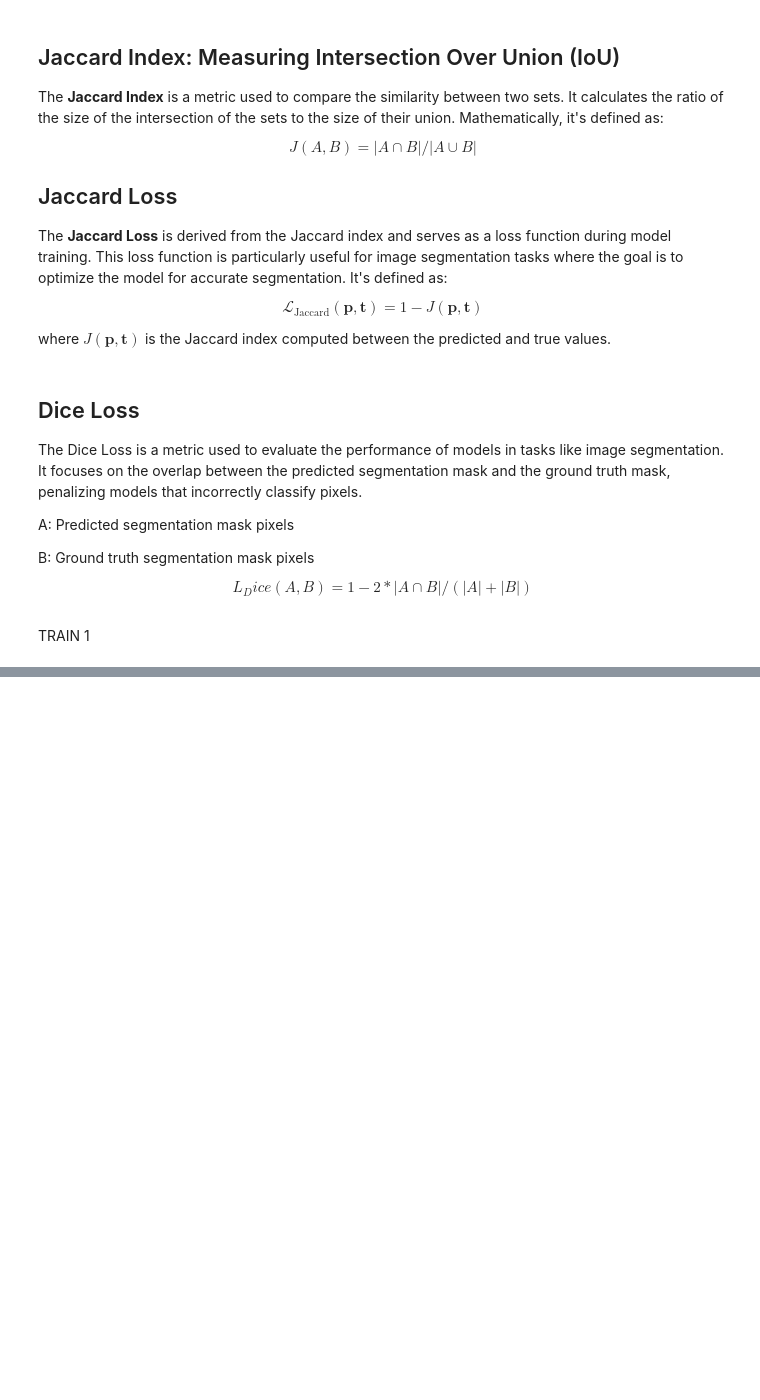
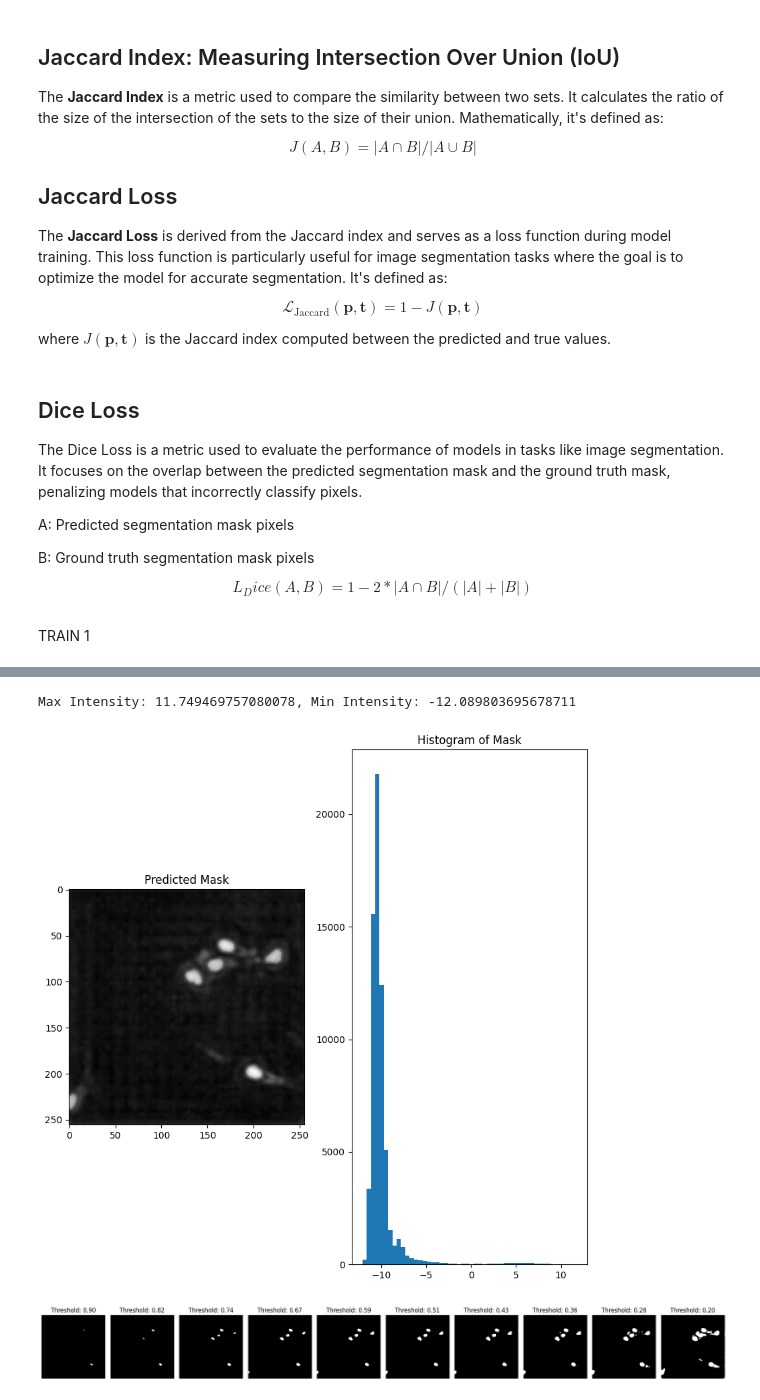
Before and after one commit to SydanJainen/Cell-image-segmentation, a Jupyter notebook: image_Segmantation.ipynb, the cells around one changed output, grey strips where cells are left out. Saved outputs shown, nothing was run; the diff lists cells and outputs as text; code cells hidden in the pictures; blank space fills up the shorter version.

Commit message:
threshold visulaization

```diff
--- a/image_Segmantation.ipynb
+++ b/image_Segmantation.ipynb
@@ -962,0 +1039,68 @@ plt.show()
+# %%
+
+# find the maximum and minimum intensity of the predicted mask
+max_intensity = predicted_mask.max().item()
+min_intensity = predicted_mask.min().item()
+
+print (f"Max Intensity: {max_intensity}, Min Intensity: {min_intensity}")
+
+# plot the predicted mask
+
+stat_image = predicted_mask.squeeze().cpu().detach().numpy()
+
+plt.figure(figsize=(10, 10))
+plt.subplot(1, 2, 1)
+plt.imshow(stat_image, cmap="gray")
+plt.title("Predicted Mask")
+
+plt.subplot(1, 2, 2)
+plt.hist(stat_image.flatten() , bins=50)
+plt.title("Histogram of Mask")
+plt.show()
+# %% [output]
+Max Intensity: 11.749469757080078, Min Intensity: -12.089803695678711
+[figure, added]
+# %%
+#normalize the predicted mask using max and min
+def normalize_mask(mask):
+    mask = (mask - mask.min()) / (mask.max() - mask.min())
+    return mask
+
+def threshold_mask(mask, threshold):
+    mask = mask > threshold
+    return mask
+
+def plot_threshold_mask(mask, threshold, title="Threshold Mask"):
+    mask = threshold_mask(mask, threshold)
+    plt.imshow(mask, cmap="gray")
+    plt.title(f"Threshold: {threshold}, {title}")
+    plt.axis("off")
+    plt.show()
+
+def add_accumulate_threshold_mask(mask, threshold):
+    mask = threshold_mask(mask, threshold)
+    return mask
+
+
+step_thresholds = np.linspace(0.2, 0.9, 10)
+step_thresholds = step_thresholds[::-1]
+
+output = normalize_mask(predicted_mask)
+
+prediction = output.squeeze().cpu().detach().numpy()
+accumulation_mask = torch.zeros_like(mask)
+
+# Create a horizontal subplot
+fig, axs = plt.subplots(1, len(step_thresholds), figsize=(20, 5))
+
+# Loop through thresholds and plot each mask
+for i, threshold in enumerate(step_thresholds):
+    accumulation_mask = add_accumulate_threshold_mask(prediction, threshold)
+    axs[i].imshow(accumulation_mask, cmap='gray')
+    axs[i].set_title(f'Threshold: {threshold:.2f}')
+    axs[i].axis('off')  # Hide the axes for better visualization
+
+plt.tight_layout()
+plt.show()
+# %% [output]
+[figure, added]
```
Also changed, not shown: parts of 14 cells of this notebook, 1 other file.
